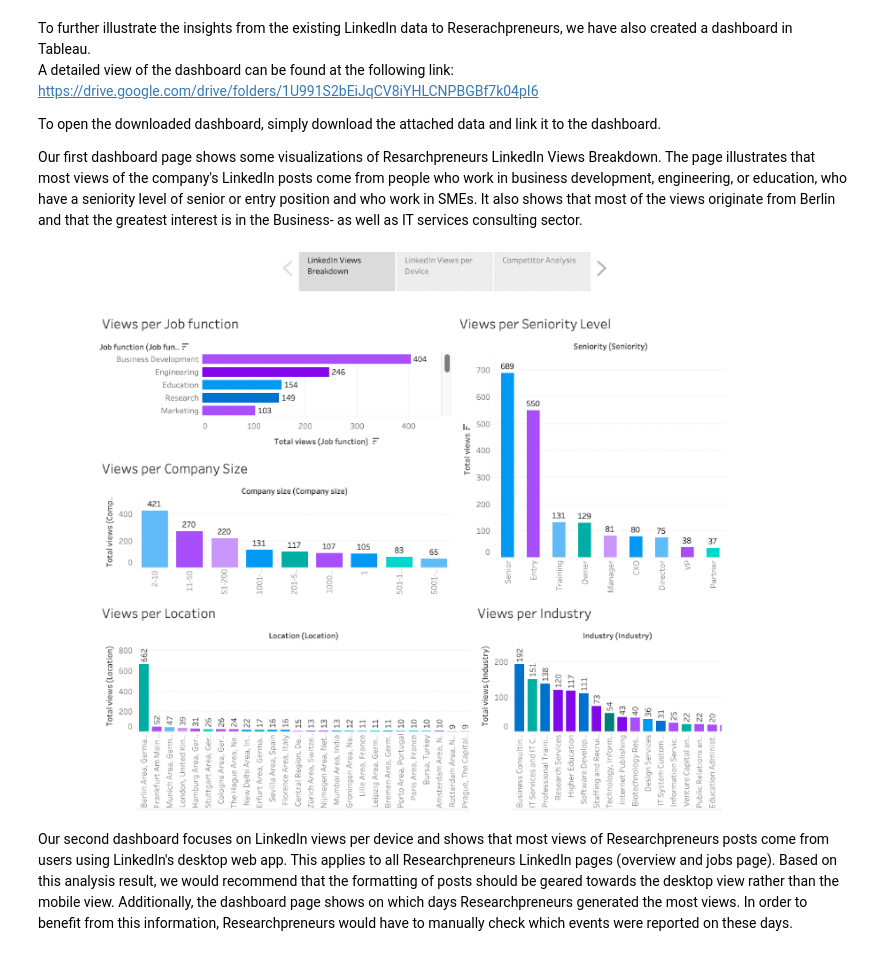
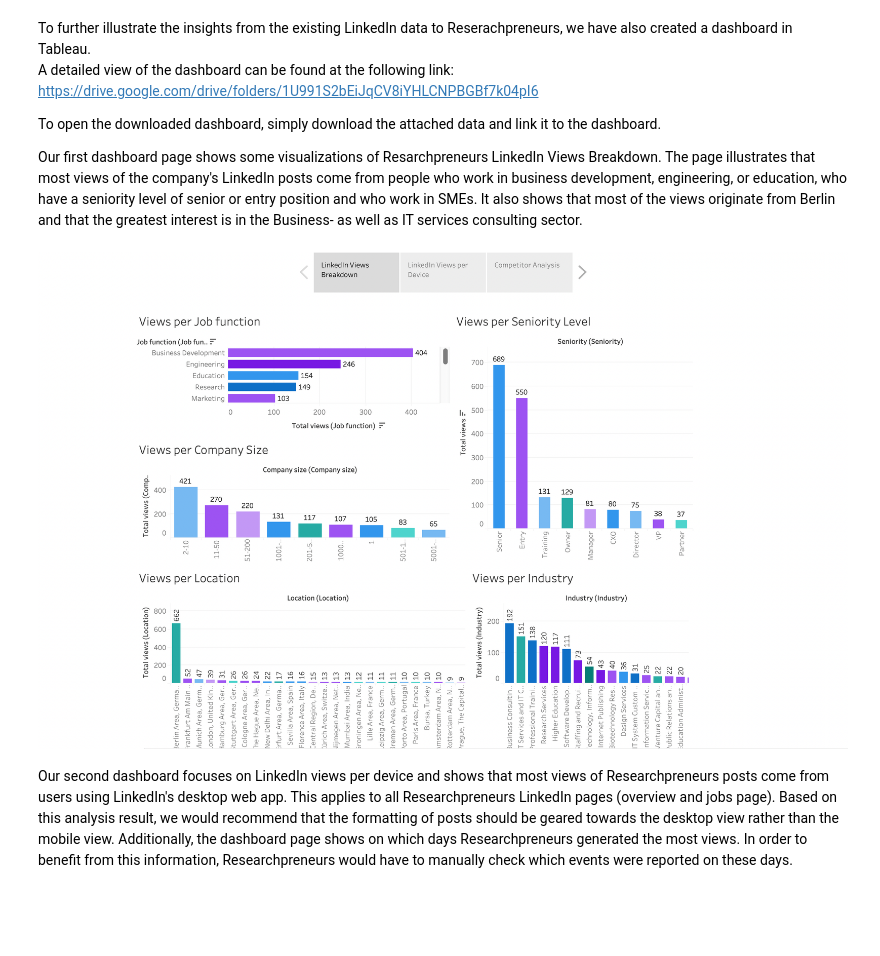
Before and after one commit to aphamtv/G5_ResearchPreneurs, a Jupyter notebook: 1_LinkedIn_Analysis.ipynb, the cells around one changed output. Saved outputs shown, nothing was run; the diff lists cells and outputs as text; code cells hidden in the pictures; blank space fills up the shorter version.

```diff
--- a/1_LinkedIn_Analysis.ipynb
+++ b/1_LinkedIn_Analysis.ipynb
@@ -135,9 +135,9 @@ Our first dashboard page shows some visualizations of Resarchpreneurs LinkedIn V
 The page illustrates that most views of the company's LinkedIn posts come from people who work in business development, engineering, or education, who have a seniority level of senior or entry position and who work in SMEs. It also shows that most of the views originate from Berlin and that the greatest interest is in the Business- as well as IT services consulting sector.
 # %%
 from IPython.display import Image
-Image(filename='image_files/Dashboard1.png')
+Image(filename='image_files/Dashboard01.png')
 # %% [output]
-[figure, old version]
+[figure, new version]
 # %% [markdown]
 Our second dashboard focuses on LinkedIn views per device and shows that most views of Researchpreneurs posts come from users using LinkedIn's desktop web app. This applies to all Researchpreneurs LinkedIn pages (overview and jobs page).
 Based on this analysis result, we would recommend that the formatting of posts should be geared towards the desktop view rather than the mobile view.
```
Also changed, not shown: parts of 2 cells of this notebook.
